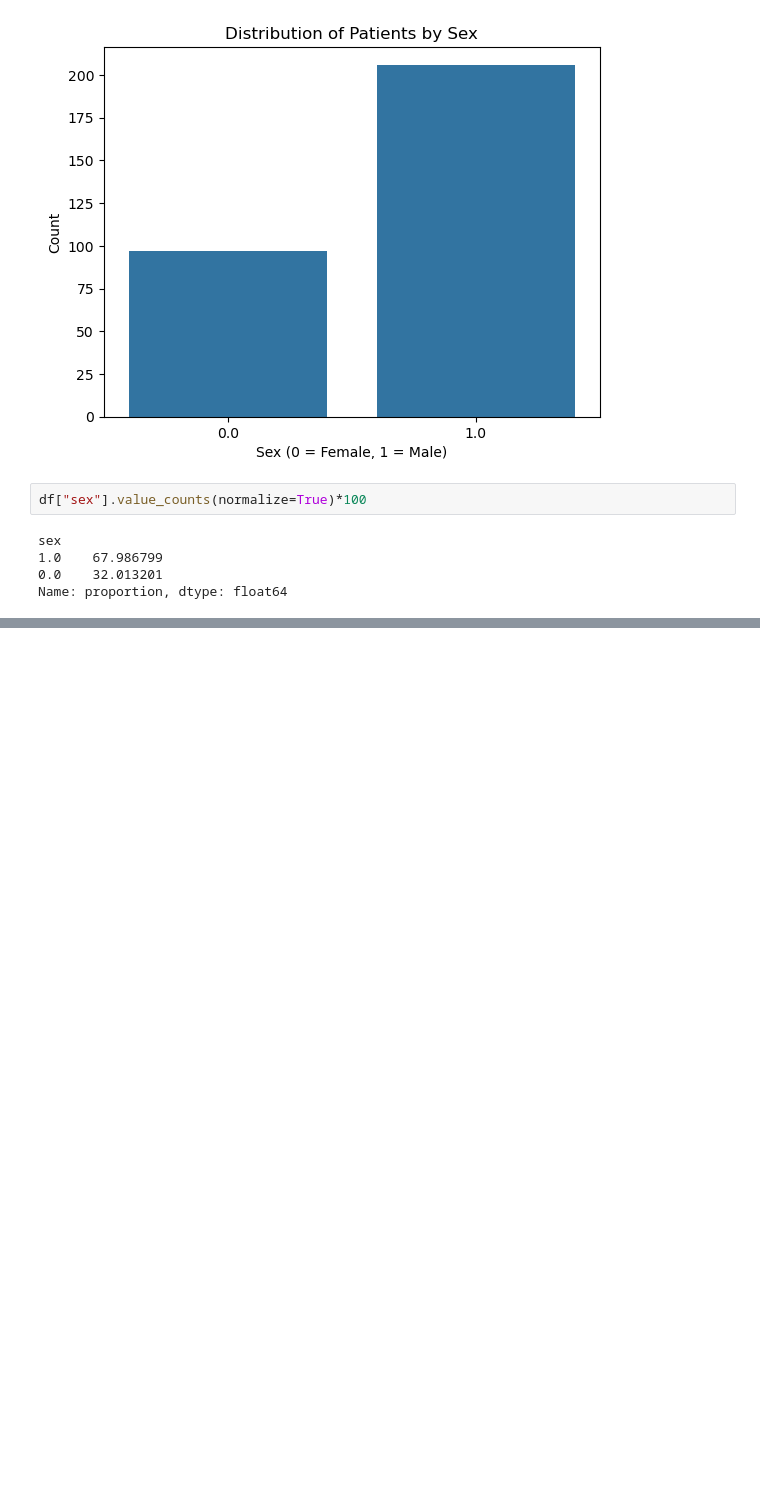
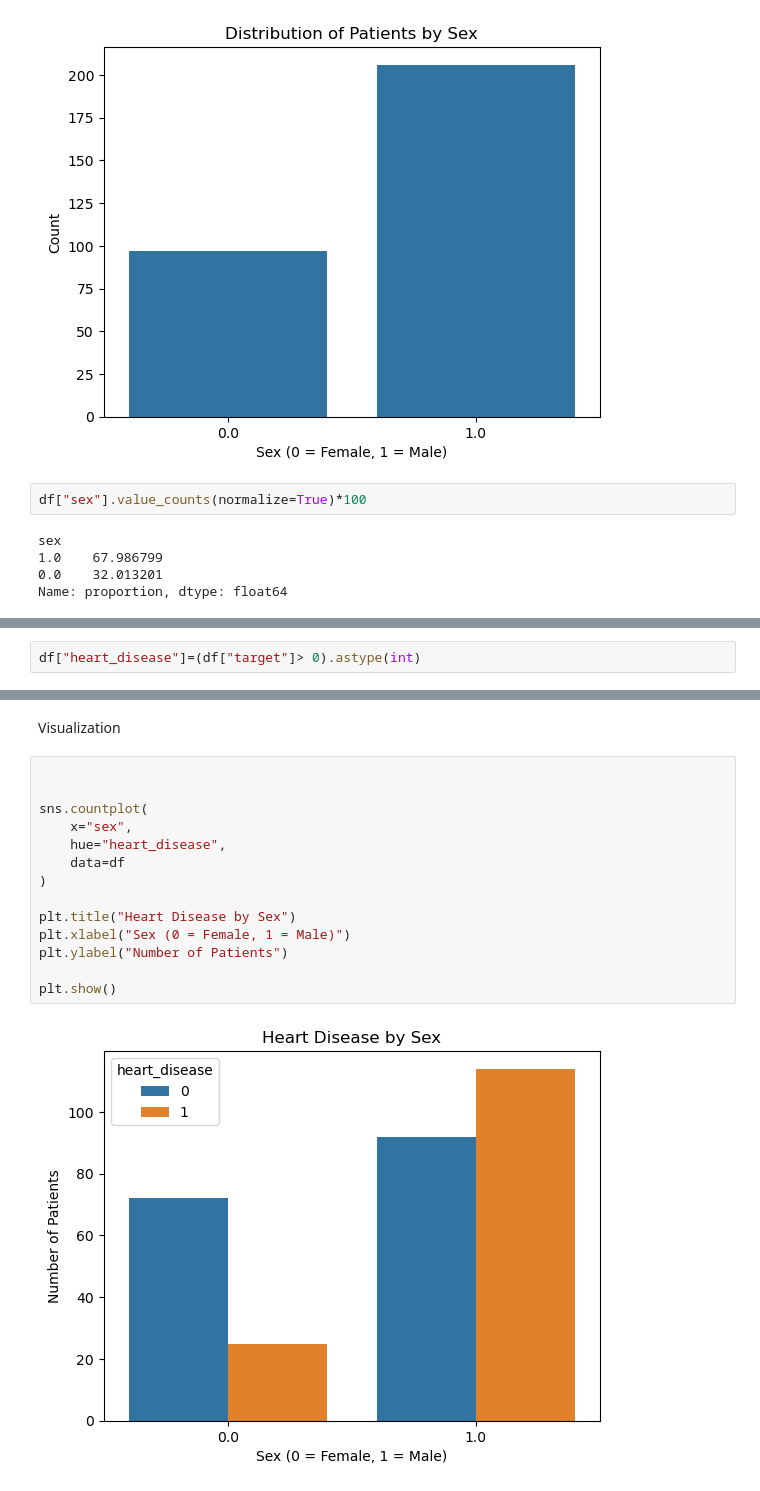
Before and after one commit to eilselx/heart-disease-analysis, a Jupyter notebook: notebooks/heart_disease_analysis.ipynb, the cells around one changed output, grey strips where cells are left out. Saved outputs shown, nothing was run; the diff lists cells and outputs as text; blank space fills up the shorter version.

Commit message:
Analyzed heart disease prevalence by sex

```diff
--- a/notebooks/heart_disease_analysis.ipynb
+++ b/notebooks/heart_disease_analysis.ipynb
@@ -103,0 +116,2 @@ Name: proportion, dtype: float64
+# %%
+df["heart_disease"]=(df["target"]> 0).astype(int)
@@ -103,0 +132,18 @@ Name: proportion, dtype: float64
+# %% [markdown]
+Visualization
+# %%
+
+
+sns.countplot(
+    x="sex",
+    hue="heart_disease",
+    data=df
+)
+
+plt.title("Heart Disease by Sex")
+plt.xlabel("Sex (0 = Female, 1 = Male)")
+plt.ylabel("Number of Patients")
+
+plt.show()
+# %% [output]
+[figure, added]
```
Also changed, not shown: parts of 4 cells of this notebook, 2 other files.
